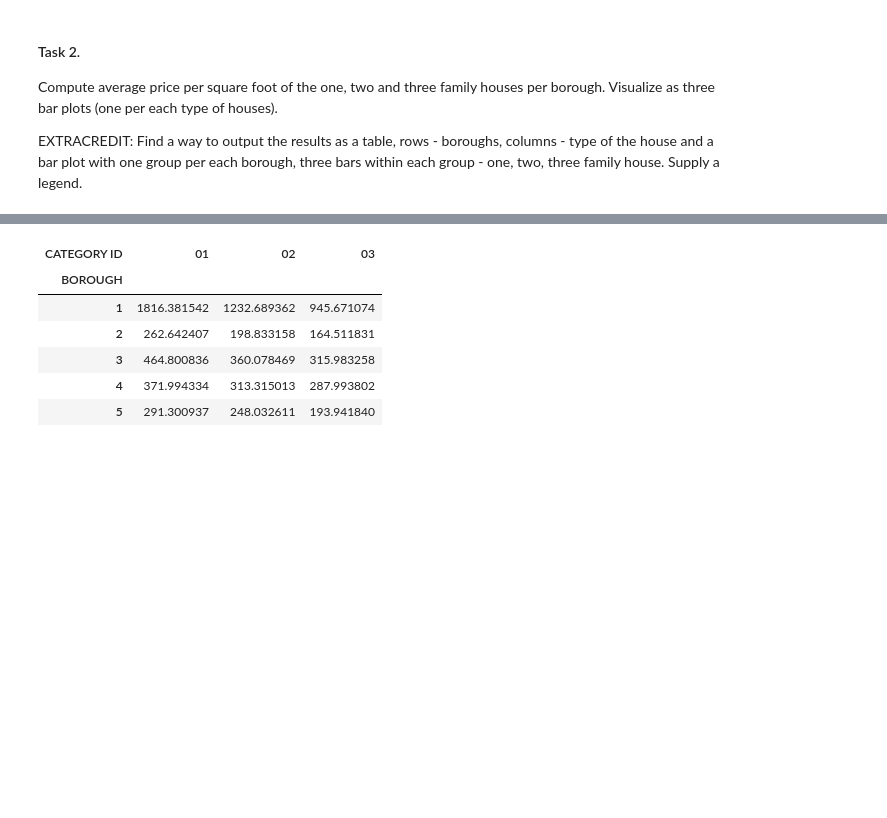
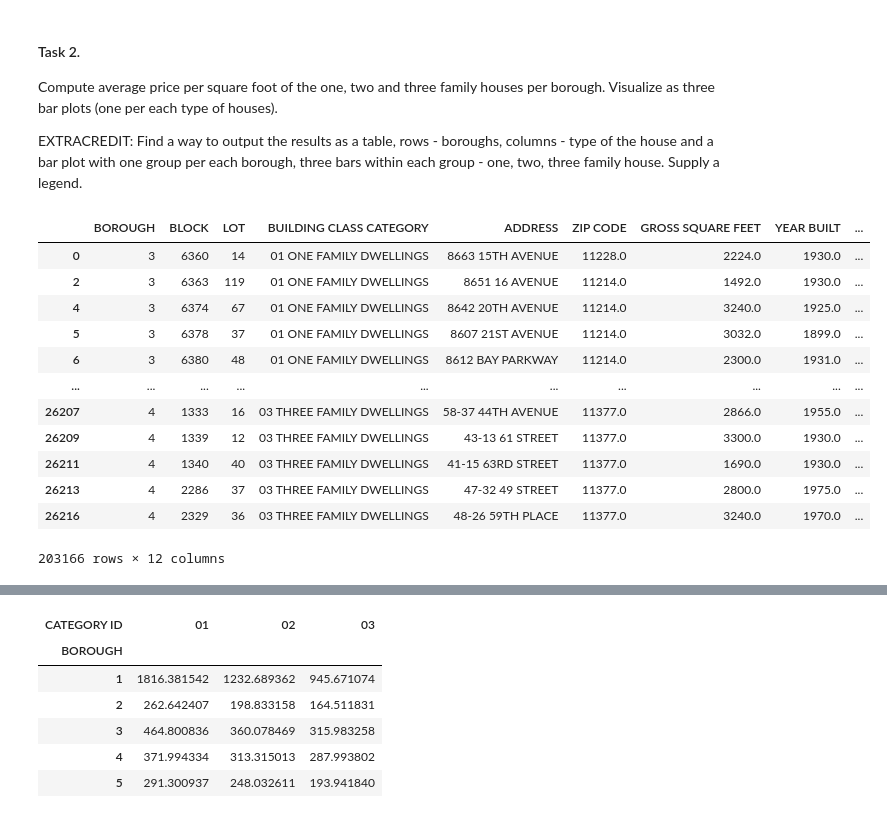
Before and after one commit to Urban-Data-Science/Module-2, a Jupyter notebook: assignment/LAB2_HW2.ipynb, the cells around one changed output, grey strips where cells are left out. Cells and saved outputs as stored; diff of their text form; code cells hidden in the pictures; blank space fills up the shorter version.

```diff
--- a/assignment/LAB2_HW2.ipynb
+++ b/assignment/LAB2_HW2.ipynb
@@ -1026,6 +1024,22 @@ selectSales = Sales.loc[Sales['CATEGORY ID'].isin(selectTypes)]
 selectSalesBoro = selectSales.groupby(['BOROUGH','CATEGORY ID']).\
 agg({'GROSS SQUARE FEET':'sum','SALE PRICE':'sum'}).reset_index()
 selectSalesBoro['PriceperSQFT'] = selectSalesBoro['SALE PRICE'] / selectSalesBoro['GROSS SQUARE FEET']
+# %%
+selectSales
+# %% [output]
+|  | BOROUGH | BLOCK | LOT | BUILDING CLASS CATEGORY | ADDRESS | ZIP CODE | GROSS SQUARE FEET | YEAR BUILT | ... |
+| 0 | 3 | 6360 | 14 | 01 ONE FAMILY DWELLINGS | 8663 15TH AVENUE | 11228.0 | 2224.0 | 1930.0 | ... |
+| 2 | 3 | 6363 | 119 | 01 ONE FAMILY DWELLINGS | 8651 16 AVENUE | 11214.0 | 1492.0 | 1930.0 | ... |
+| 4 | 3 | 6374 | 67 | 01 ONE FAMILY DWELLINGS | 8642 20TH AVENUE | 11214.0 | 3240.0 | 1925.0 | ... |
+| 5 | 3 | 6378 | 37 | 01 ONE FAMILY DWELLINGS | 8607 21ST AVENUE | 11214.0 | 3032.0 | 1899.0 | ... |
+| 6 | 3 | 6380 | 48 | 01 ONE FAMILY DWELLINGS | 8612 BAY PARKWAY | 11214.0 | 2300.0 | 1931.0 | ... |
+| ... | ... | ... | ... | ... | ... | ... | ... | ... | ... |
+| 26207 | 4 | 1333 | 16 | 03 THREE FAMILY DWELLINGS | 58-37 44TH AVENUE | 11377.0 | 2866.0 | 1955.0 | ... |
+| 26209 | 4 | 1339 | 12 | 03 THREE FAMILY DWELLINGS | 43-13 61 STREET | 11377.0 | 3300.0 | 1930.0 | ... |
+| 26211 | 4 | 1340 | 40 | 03 THREE FAMILY DWELLINGS | 41-15 63RD STREET | 11377.0 | 1690.0 | 1930.0 | ... |
+| 26213 | 4 | 2286 | 37 | 03 THREE FAMILY DWELLINGS | 47-32 49 STREET | 11377.0 | 2800.0 | 1975.0 | ... |
+| 26216 | 4 | 2329 | 36 | 03 THREE FAMILY DWELLINGS | 48-26 59TH PLACE | 11377.0 | 3240.0 | 1970.0 | ... |
+203166 rows × 12 columns
 # %%
 selectSalesBoro.loc[selectSalesBoro['CATEGORY ID']=='01'].plot.bar(x='BOROUGH',y='PriceperSQFT')
 # %% [output]
```
Also changed, not shown: parts of 22 cells of this notebook.
